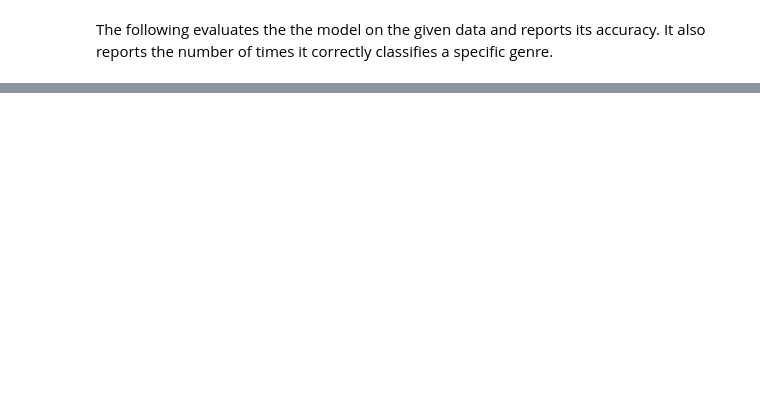
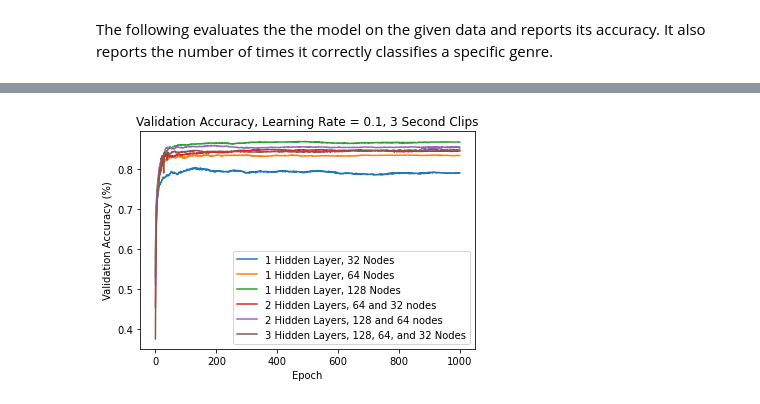
Before and after one commit to matthew-gries/ds4400-final-project, a Jupyter notebook: notebooks/neural_net.ipynb, the cells around one changed output, grey strips where cells are left out. Cells and saved outputs as stored; diff of their text form; code cells hidden in the pictures; blank space fills up the shorter version.

```diff
--- a/notebooks/neural_net.ipynb
+++ b/notebooks/neural_net.ipynb
@@ -347,3 +365,17 @@ def plot_loss(outputs, title):
     # plt.ylim([0.0, 0.5])
     plt.title(title)
     plt.show()
+# %%
+def plot_validation_accuracies(outputs, title):
+    # plt.figure(figsize=(15, 15))
+    legend = []
+    for model_id, output in outputs.items():
+        legend.append(model_id)
+        acc = output["accuracies"]
+        plt.plot(range(len(acc)), acc)
+    plt.legend(legend, loc='lower right')
+    plt.xlabel("Epoch")
+    plt.ylabel("Validation Accuracy (%)")
+    # plt.ylim([0.0, 0.5])
+    plt.title(title)
+    plt.show()
@@ -416,0 +472,4 @@ plot_loss(best_30_sec_experiments, f"Training Loss, Learning Rate = {best_30_sec
+# %%
+plot_validation_accuracies(best_3_sec_experiments, f"Validation Accuracy, Learning Rate = {best_3_sec_lr}, 3 Second Clips")
+# %% [output]
+[figure, added]
```
Also changed, not shown: parts of 29 cells of this notebook, 2 other files.
